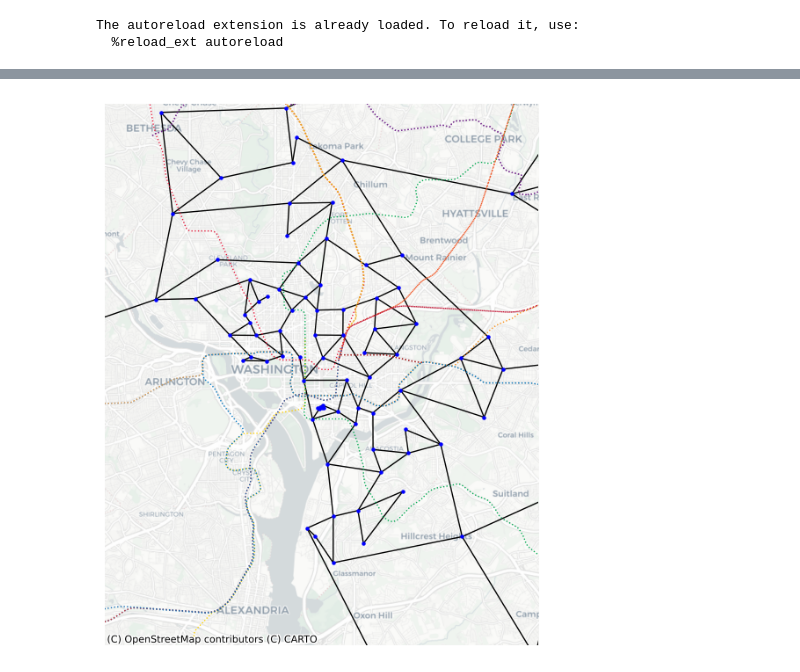
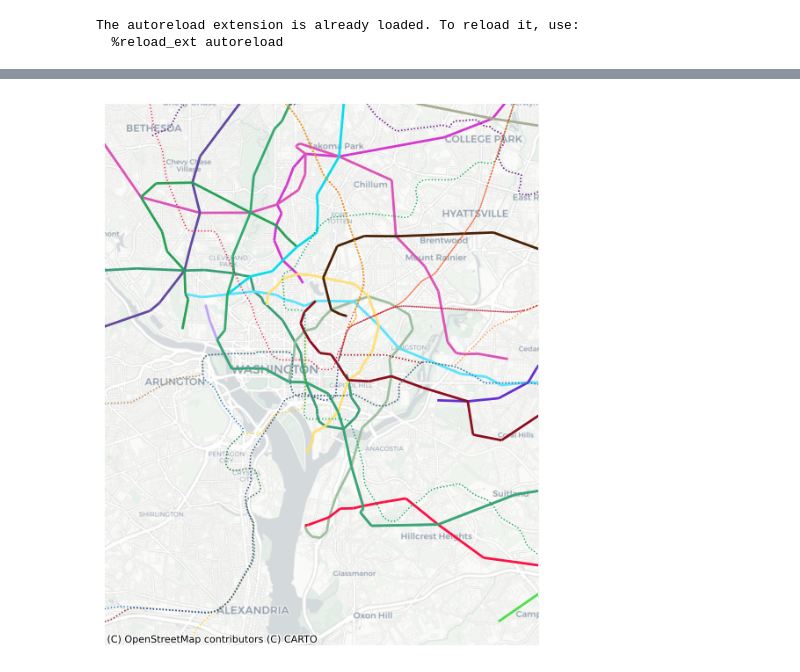
Before and after one commit to spencerrjenkins/cmsc725_wmata_map, a Jupyter notebook: eda.ipynb, the cells around one changed output, grey strips where cells are left out. Drawn from its saved outputs; the diff is of its cells as text; code cells hidden in the pictures.

```diff
--- a/eda.ipynb
+++ b/eda.ipynb
@@ -177,19 +104,50 @@ plt.savefig("network_map_mst")
+# %%
+pts_array = np.array(list(zip(df_points.geometry.x, df_points.geometry.y)))
+gabriel = weights.Gabriel.from_dataframe(df_points, use_index=True, silence_warnings=True)
+network = gabriel.to_networkx()
+gabriel_contracted, new_positions = contract_louvain_communities_with_positions(
+    network, {n: pts_array[n] for n in network.nodes()}, 0.05
+)
+# %%
+assign_edge_weights(gabriel_contracted, new_positions)
+gabriel_contracted = remove_isolated_nodes(gabriel_contracted)
 # %%
-ax = wmata_df.to_crs(epsg=3857).plot(figsize=(8,8), color=wmata_df.color, linestyle='dotted', linewidth=1)
-ax = pl_df.to_crs(epsg=3857).plot(ax=ax, color=pl_df.color, linestyle='dotted', linewidth=1)
-ax = marc_df.to_crs(epsg=3857).plot(ax=ax, color=marc_df.color, linestyle='dotted', linewidth=1)
-ax = vre_df.to_crs(epsg=3857).plot(ax=ax, color=vre_df.color, linestyle='dotted', linewidth=1)
-ax = dcs_df.to_crs(epsg=3857).plot(ax=ax, color=dcs_df.color, linestyle='dotted', linewidth=1)
-#f,ax = mst.plot(df.to_crs(epsg=3857), ax=ax,
-#        edge_kws=dict(color='r', linewidth=1.2),
-#        node_kws=dict(marker=''))
-#ax = df_points.plot(ax=ax, color='black', marker='*', zorder=100)
-ax.set_xlim([ex_map_dc[0],ex_map_dc[2]])
-ax.set_ylim([ex_map_dc[1],ex_map_dc[3]])
-cx.add_basemap(ax, source=cx.providers.CartoDB.Positron)
-ax.set_axis_off()
-ax = nx.draw(mst_contracted, new_positions, ax=ax, node_size=5, node_color="b", edge_color="black")
-#ax = plot_walks(mst_contracted, new_positions, lines, ax)
-plt.savefig("network_map_dc_mst")
+lines, traversed_edges, complete_traversed_edges = perform_walks(
+    gabriel_contracted, new_positions, num_walks=20,
+    min_distance=10000, max_distance=40000, traversed_edges=set(), complete_traversed_edges=[])
+for i in range(2):
+    lines, traversed_edges, complete_traversed_edges = replace_lowest_scoring_walk(
+        lines, new_positions, kde, gabriel_contracted, traversed_edges, complete_traversed_edges,
+        min_distance=10000, max_distance=40000, radius=700)
+def plot_network(network, positions, bounds, labels=False, **kwargs):
+    ax = wmata_df.plot(figsize=(8,8), color=wmata_df.color, linestyle='dotted', linewidth=1)
+    pl_df.plot(ax=ax, color=pl_df.color, linestyle='dotted', linewidth=1)
+    marc_df.plot(ax=ax, color=marc_df.color, linestyle='dotted', linewidth=1)
+    vre_df.plot(ax=ax, color=vre_df.color, linestyle='dotted', linewidth=1)
+    dcs_df.plot(ax=ax, color=dcs_df.color, linestyle='dotted', linewidth=1)
+    #nx.draw(network, positions, ax=ax, node_size=5, node_color="b", edge_color="black", **kwargs)
+    ax.set_axis_off()
+    if labels:
+        for node, (x, y) in positions.items():
+            label = str(node)
+            if True:
+                label += f"\n({round(x/1e6,3)},{round(y/1e6,3)})"
+            if node in network.nodes and x > bounds[0] and x < bounds[2] and y > bounds[1] and y < bounds[3]:
+                ax.text(x, y, label, fontsize=7, ha='center', va='center', color='darkred', zorder=10)
+
+    if labels:
+        for u, v, data in network.edges(data=True):
+            x1, y1 = positions[u]
+            x2, y2 = positions[v]
+            mx, my = (x1 + x2) / 2, (y1 + y2) / 2
+            weight = data.get('weight', None)
+            if weight is not None and mx > bounds[0] and mx < bounds[2] and my > bounds[1] and my < bounds[3]:
+                ax.text(mx, my, f"{weight:.1f}", fontsize=7, color='green', ha='center', va='center', zorder=10)
+    ax.set_xlim([bounds[0],bounds[2]])
+    ax.set_ylim([bounds[1],bounds[3]])
+    cx.add_basemap(ax, source=cx.providers.CartoDB.Positron)
+    return ax
+ax=plot_network(gabriel_contracted, new_positions, ex_map_dc, width=0.5, alpha=0.5)
+ax=plot_walks(gabriel_contracted, new_positions, lines, ax, kde, ex_map_dc)
 # %% [output]
-[figure, old version]
+[figure, new version]
```
Also changed, not shown: parts of 17 cells of this notebook, 2 other files.
